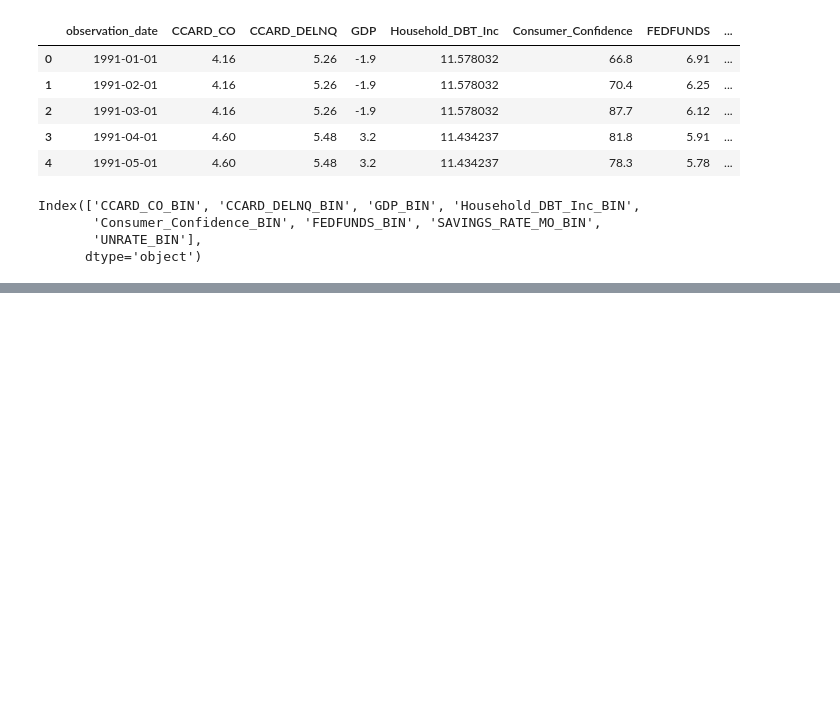
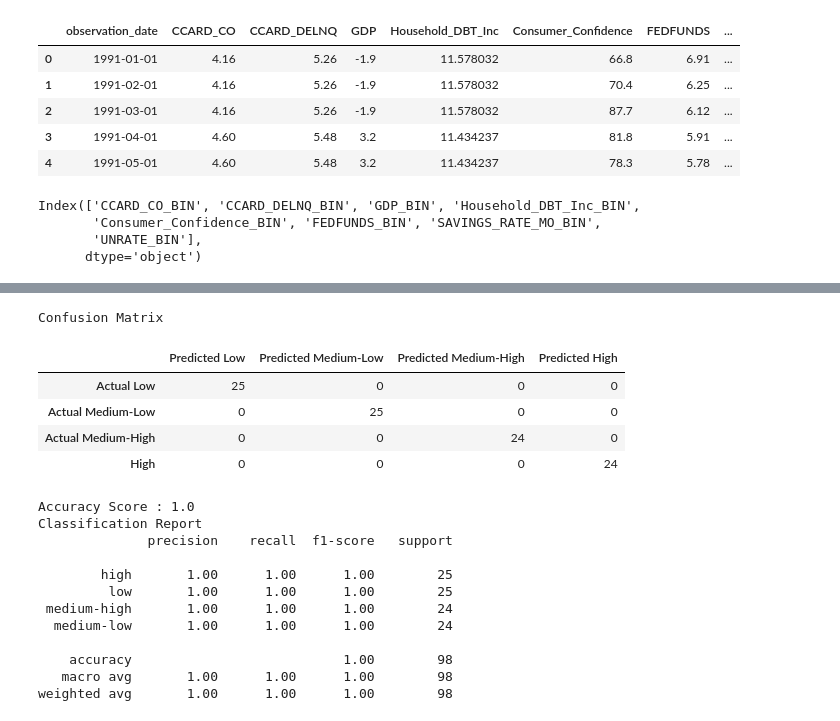
Before and after one commit to RyakDL/Project-Loan-Charge-Offs, a Jupyter notebook: Random Forests v1.ipynb, the cells around one changed output, grey strips where cells are left out. Saved outputs shown, nothing was run; the diff lists cells and outputs as text; code cells hidden in the pictures; blank space fills up the shorter version.

```diff
--- a/Random Forests v1.ipynb
+++ b/Random Forests v1.ipynb
@@ -105,0 +123,35 @@ cc_model = cc_model.fit(X_train_scaled, y_train)
+# %%
+# Calculating the confusion matrix
+cm = confusion_matrix(y_test, predictions)
+cm_df = pd.DataFrame(
+    cm, index=["Actual Low", "Actual Medium-Low", "Actual Medium-High", "High"], columns=["Predicted Low", "Predicted Medium-Low", "Predicted Medium-High", "Predicted High"]
+)
+
+# Calculating the accuracy score
+acc_score = accuracy_score(y_test, predictions)
+# %%
+# Displaying results
+print("Confusion Matrix")
+display(cm_df)
+print(f"Accuracy Score : {acc_score}")
+print("Classification Report")
+print(classification_report(y_test, predictions))
+# %% [output]
+Confusion Matrix
+|  | Predicted Low | Predicted Medium-Low | Predicted Medium-High | Predicted High |
+| Actual Low | 25 | 0 | 0 | 0 |
+| Actual Medium-Low | 0 | 25 | 0 | 0 |
+| Actual Medium-High | 0 | 0 | 24 | 0 |
+| High | 0 | 0 | 0 | 24 |
+Accuracy Score : 1.0
+Classification Report
+              precision    recall  f1-score   support
+
+        high       1.00      1.00      1.00        25
+         low       1.00      1.00      1.00        25
+ medium-high       1.00      1.00      1.00        24
+  medium-low       1.00      1.00      1.00        24
+
+    accuracy                           1.00        98
+   macro avg       1.00      1.00      1.00        98
+weighted avg       1.00      1.00      1.00        98
```
Also changed, not shown: parts of 11 cells of this notebook.
